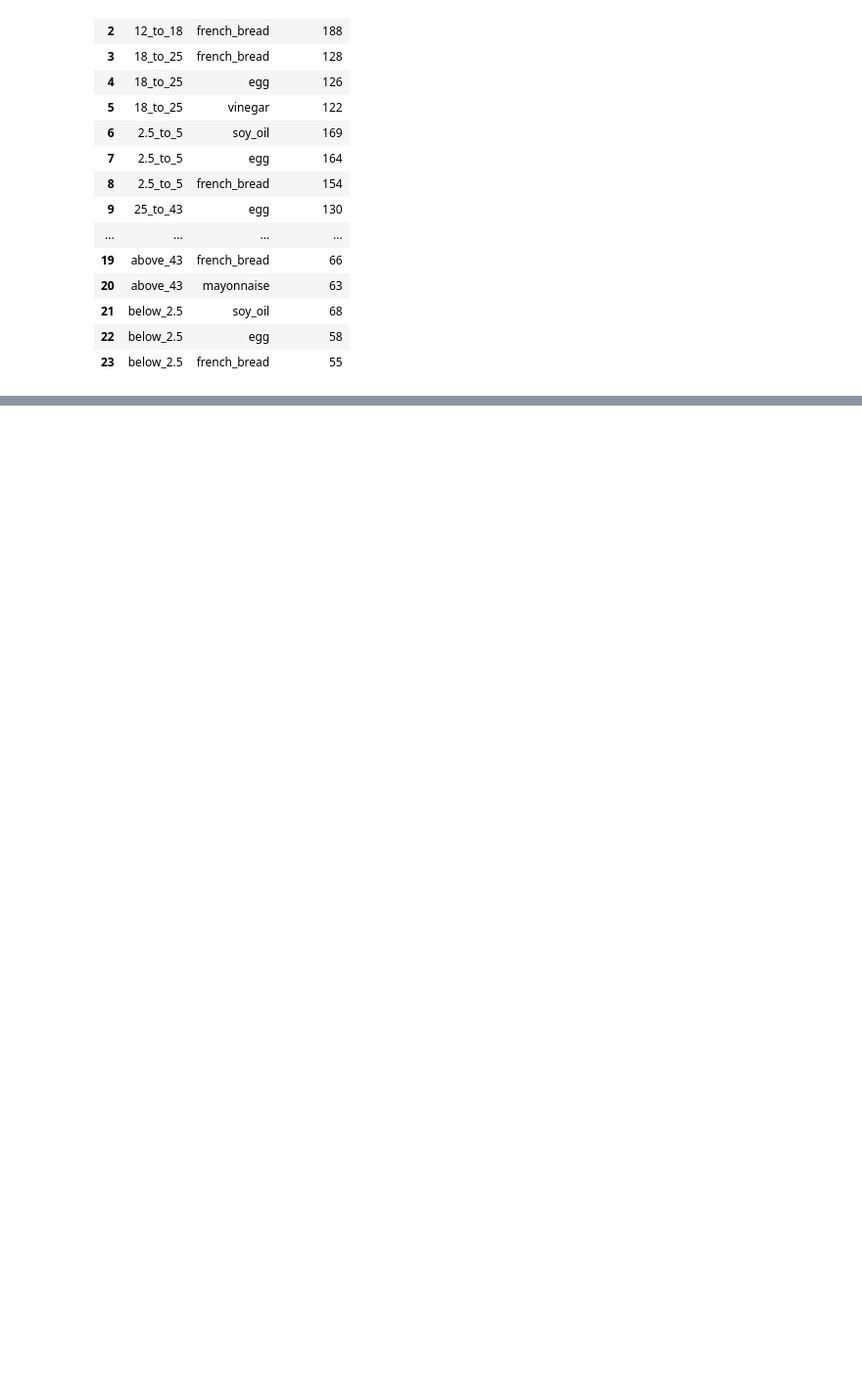
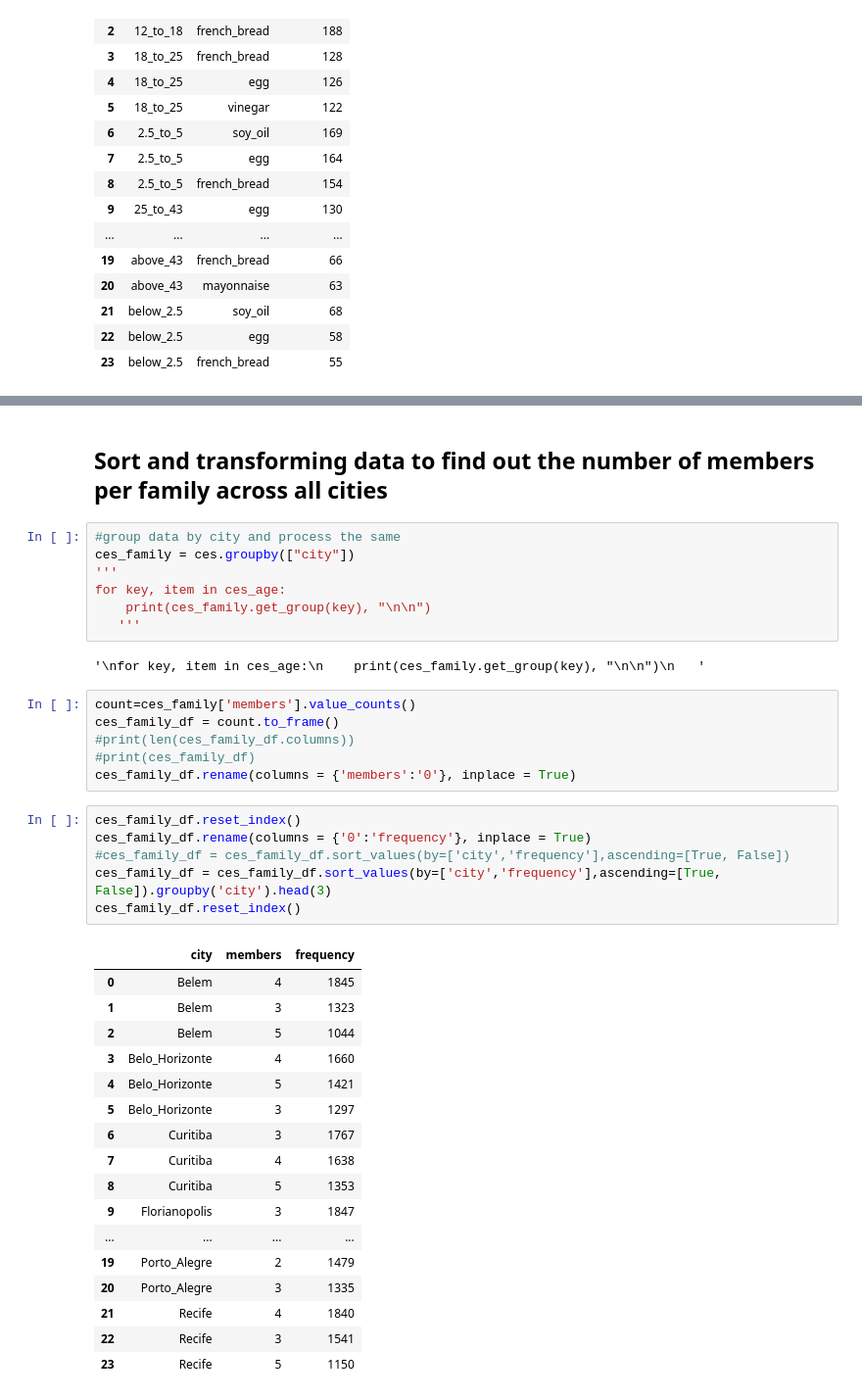
Before and after one commit to alokg1019/DataMining_Team1, a Jupyter notebook: Preprocessing_CES.ipynb, the cells around one changed output, grey strips where cells are left out. Shown: that part at 98% size. Cells and saved outputs as stored; diff of their text form; blank space fills up the shorter version.

```diff
--- a/Preprocessing_CES.ipynb
+++ b/Preprocessing_CES.ipynb
@@ -124,0 +166,41 @@ ces_income_df.reset_index()
+# %% [markdown]
+## **Sort and transforming data to find out the number of members per family across all cities**
+# %%
+#group data by city and process the same
+ces_family = ces.groupby(["city"])
+'''
+for key, item in ces_age:
+    print(ces_family.get_group(key), "\n\n")
+   '''
+# %% [output]
+'\nfor key, item in ces_age:\n    print(ces_family.get_group(key), "\n\n")\n   '
+# %%
+count=ces_family['members'].value_counts()
+ces_family_df = count.to_frame()
+#print(len(ces_family_df.columns))
+#print(ces_family_df)
+ces_family_df.rename(columns = {'members':'0'}, inplace = True)
+# %%
+ces_family_df.reset_index()
+ces_family_df.rename(columns = {'0':'frequency'}, inplace = True)
+#ces_family_df = ces_family_df.sort_values(by=['city','frequency'],ascending=[True, False])
+ces_family_df = ces_family_df.sort_values(by=['city','frequency'],ascending=[True, False]).groupby('city').head(3)
+ces_family_df.reset_index()
+# %% [output]
+|  | city | members | frequency |
+| 0 | Belem | 4 | 1845 |
+| 1 | Belem | 3 | 1323 |
+| 2 | Belem | 5 | 1044 |
+| 3 | Belo_Horizonte | 4 | 1660 |
+| 4 | Belo_Horizonte | 5 | 1421 |
+| 5 | Belo_Horizonte | 3 | 1297 |
+| 6 | Curitiba | 3 | 1767 |
+| 7 | Curitiba | 4 | 1638 |
+| 8 | Curitiba | 5 | 1353 |
+| 9 | Florianopolis | 3 | 1847 |
+| ... | ... | ... | ... |
+| 19 | Porto_Alegre | 2 | 1479 |
+| 20 | Porto_Alegre | 3 | 1335 |
+| 21 | Recife | 4 | 1840 |
+| 22 | Recife | 3 | 1541 |
+| 23 | Recife | 5 | 1150 |
```
Also changed, not shown: parts of 4 cells of this notebook.
